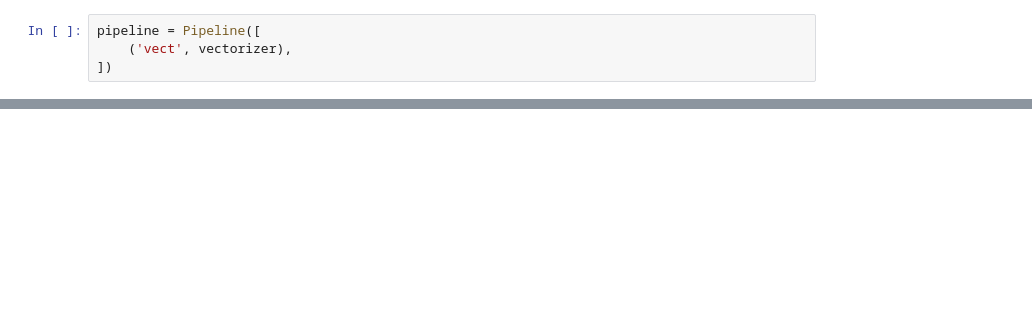
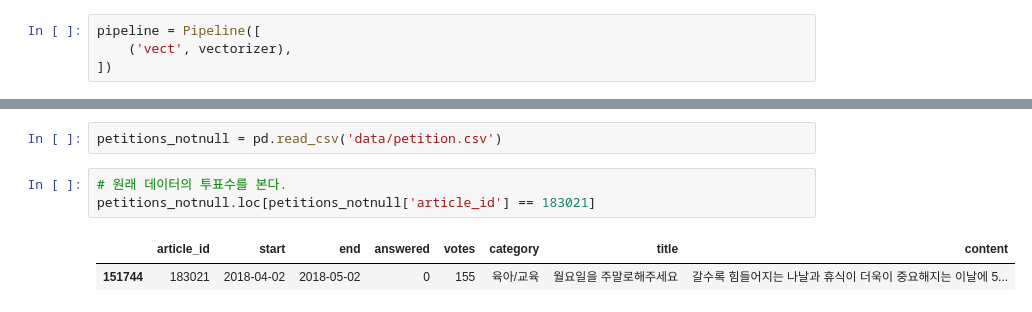
Before and after one commit to corazzon/petitionWrangling, a Jupyter notebook: petition_corrupted.ipynb, the cells around one changed output, grey strips where cells are left out. Drawn from its saved outputs; the diff is of its cells as text; blank space fills up the shorter version.

```diff
--- a/petition_corrupted.ipynb
+++ b/petition_corrupted.ipynb
@@ -249,0 +392,8 @@ y_label.shape
+# %%
+petitions_notnull = pd.read_csv('data/petition.csv')
+# %%
+# 원래 데이터의 투표수를 본다.
+petitions_notnull.loc[petitions_notnull['article_id'] == 183021]
+# %% [output]
+|  | article_id | start | end | answered | votes | category | title | content |
+| 151744 | 183021 | 2018-04-02 | 2018-05-02 | 0 | 155 | 육아/교육 | 월요일을 주말로해주세요 | 갈수록 힘들어지는 나날과 휴식이 더욱이 중요해지는 이날에 5... |
```
Also changed, not shown: parts of 33 cells of this notebook.
